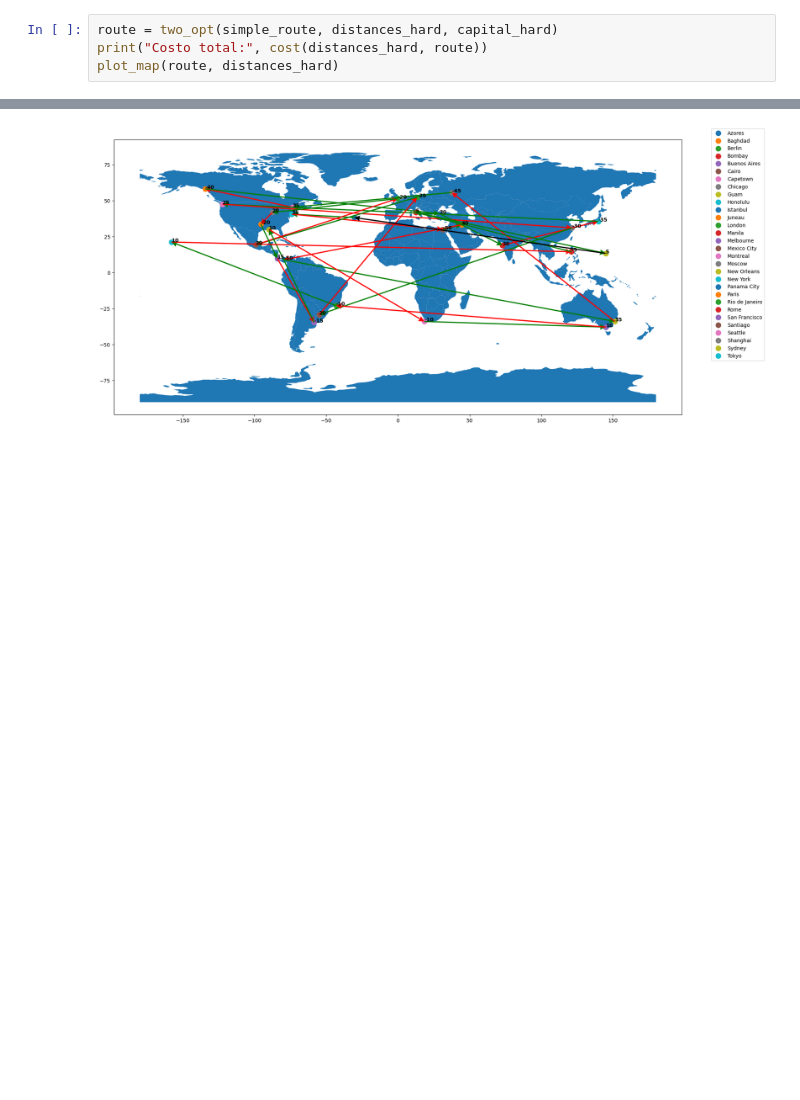
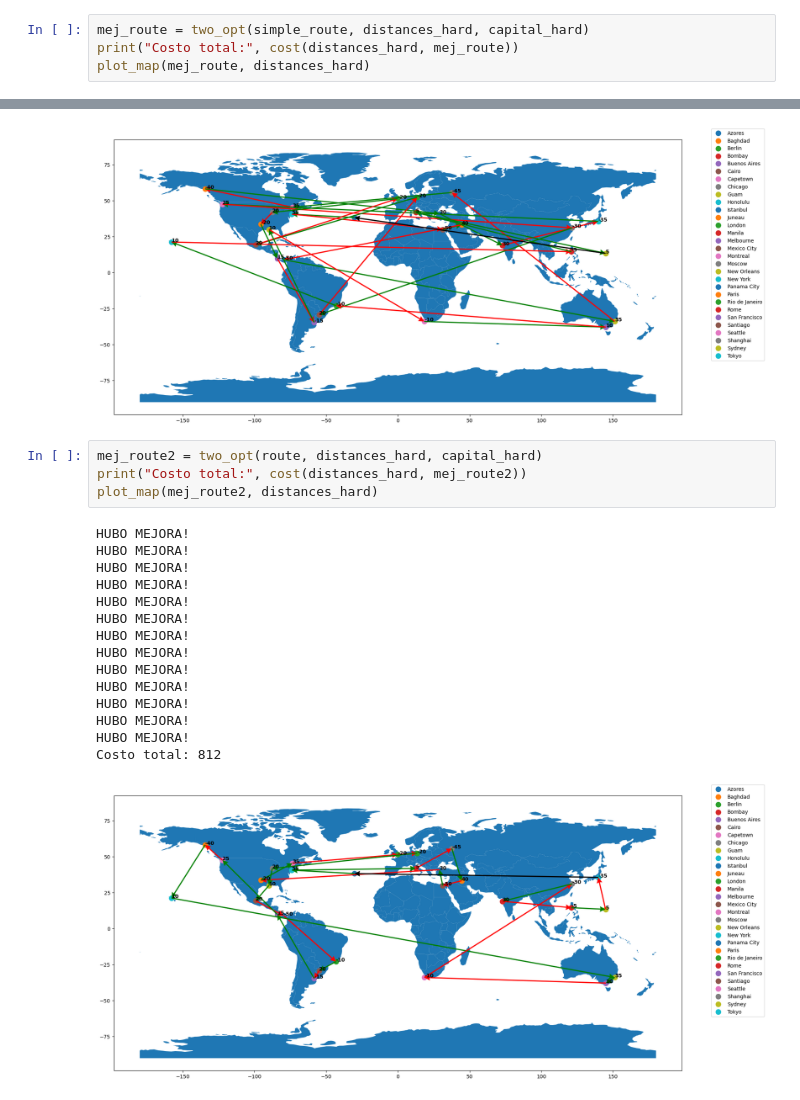
Before and after one commit to gabokatta/modelos-tp1, a Jupyter notebook: project/TP1_3er_entrega_heurísticas.ipynb, the cells around one changed output, grey strips where cells are left out. Cells and saved outputs as stored; diff of their text form; blank space fills up the shorter version.

```diff
--- a/project/TP1_3er_entrega_heurísticas.ipynb
+++ b/project/TP1_3er_entrega_heurísticas.ipynb
@@ -464,12 +464,32 @@ Costo total: 1804
 
 Como puede verse, la heurística no logró mejorar la solución anterior. Esto se debe a que ningún intercambio de dos aristas cumple con las restricciones de capital.
 # %%
-route = two_opt(simple_route, distances_hard, capital_hard)
-print("Costo total:", cost(distances_hard, route))
-plot_map(route, distances_hard)
+mej_route = two_opt(simple_route, distances_hard, capital_hard)
+print("Costo total:", cost(distances_hard, mej_route))
+plot_map(mej_route, distances_hard)
 # %% [output]
 Costo total: 1804
 [figure]
+# %%
+mej_route2 = two_opt(route, distances_hard, capital_hard)
+print("Costo total:", cost(distances_hard, mej_route2))
+plot_map(mej_route2, distances_hard)
+# %% [output]
+HUBO MEJORA!
+HUBO MEJORA!
+HUBO MEJORA!
+HUBO MEJORA!
+HUBO MEJORA!
+HUBO MEJORA!
+HUBO MEJORA!
+HUBO MEJORA!
+HUBO MEJORA!
+HUBO MEJORA!
+HUBO MEJORA!
+HUBO MEJORA!
+HUBO MEJORA!
+Costo total: 812
+[figure, added]
 # %% [markdown]
 ## Conclusión
 
```
Also changed, not shown: parts of 2 cells of this notebook.
